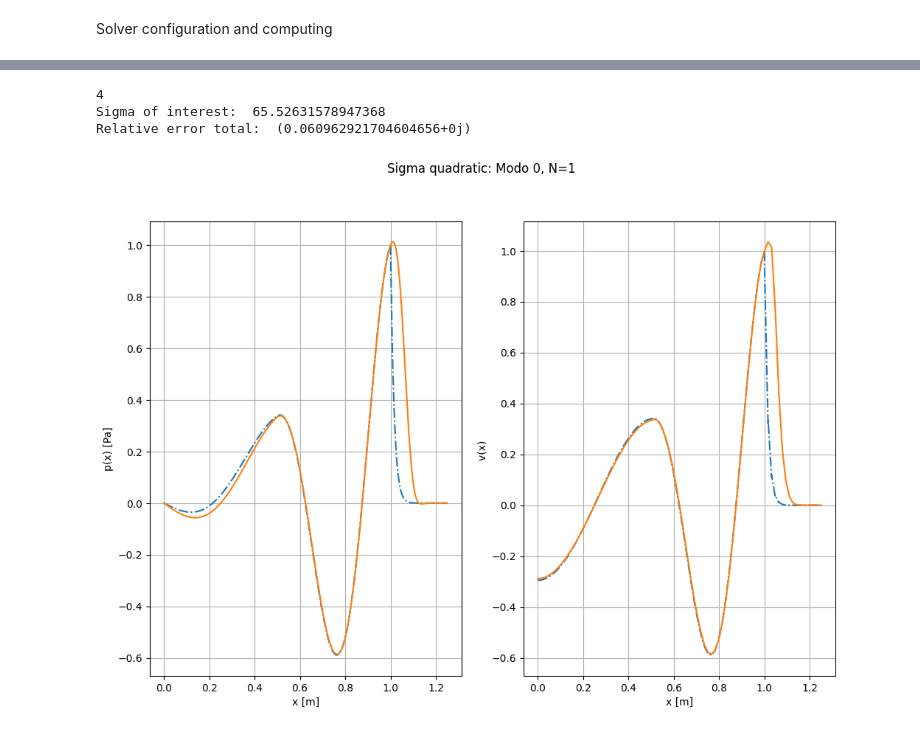
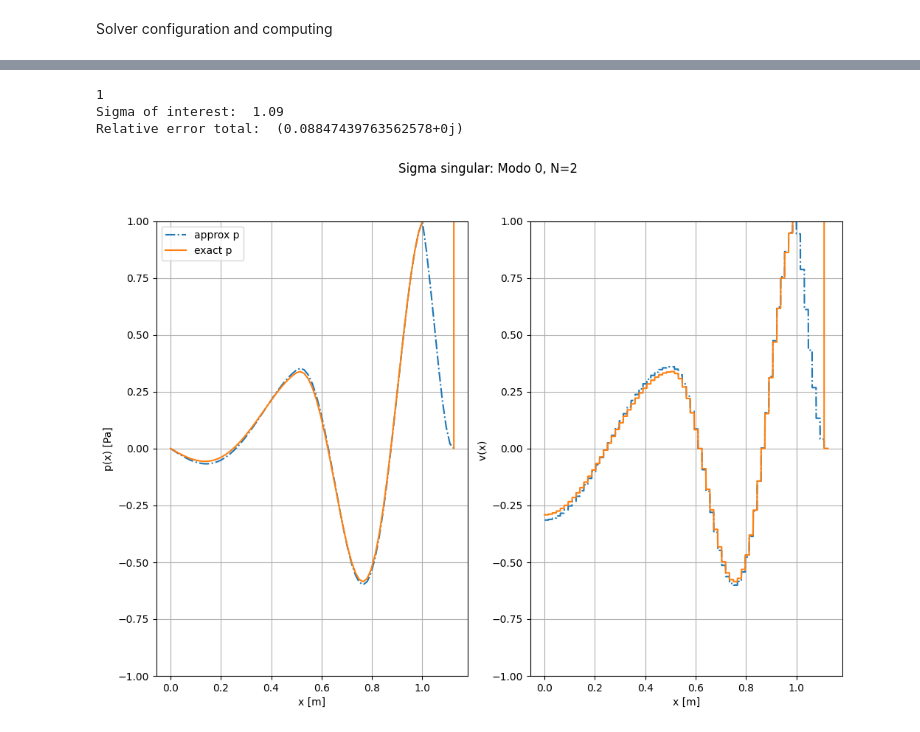
Before and after one commit to sararecondo/HPR-1D, a Jupyter notebook: rel_error_eign+eigv/two target/1D-Figure-06-c(singular).ipynb, the cells around one changed output, grey strips where cells are left out. Saved outputs shown, nothing was run; the diff lists cells and outputs as text; code cells hidden in the pictures.

```diff
--- a/rel_error_eign+eigv/two target/1D-Figure-06-c(singular).ipynb
+++ b/rel_error_eign+eigv/two target/1D-Figure-06-c(singular).ipynb
@@ -335,11 +335,11 @@ def get_closest_approx_eigenpair(exact_eigenvalue_idx, solver, Q, V, dof, sigma_
     # Vector temporal para extraer Eigenpairs
     vrA, vi = solver.getOperators()[0].getVecs()
 
-    x_hat_quadratic=lambda x, w: (x[0]+ (np.abs(x[0]) >= Lx)* np.sign(x[0])* 1j/ w* sigma_i* (np.abs(x[0]) - Lx) ** 3/ (3 * pml_thickness**2))
-    sigma_quadratic_py=lambda x: (np.abs(x[0]) >= Lx) * sigma_i * (np.abs(x[0]) - Lx) ** 2 / (pml_thickness ** 2)
-    gamma_x_quadratic = lambda x, w: 1.0 + (np.abs(x[0]) >= Lx) * 1j / w * sigma_i * (np.abs(x[0]) - Lx) ** 2 / (pml_thickness ** 2)
+    x_hat_singular=lambda x, w: (x[0]+ (np.abs(x[0]) > Lx) * np.sign(x[0])* (1j / w)*sigma_i* (-np.log(np.abs(x[0]) + Lx + pml_thickness)))
+    sigma_singular_py=lambda x: (np.abs(x[0]) >= Lx) * sigma_i / (Lx + pml_thickness - np.abs(x[0]))
+    gamma_x_singular = lambda x, w: 1.0 + (np.abs(x[0]) >= Lx) * 1j / w * sigma_i / (Lx + pml_thickness  - np.abs(x))
 
-    [exact_eigenvalue, p_exact, v_exact] =   get_exact_eigenpair(exact_eigenvalue_idx, Q, V, x_hat_quadratic, sigma_quadratic_py, gamma_x_quadratic)
+    [exact_eigenvalue, p_exact, v_exact] =   get_exact_eigenpair(exact_eigenvalue_idx, Q, V, x_hat_singular, sigma_singular_py, gamma_x_singular)
 
     bb = bb_tree(mesh, mesh.topology.dim)
     for k in range(nconv):
@@ -410,7 +410,7 @@ def get_closest_approx_eigenpair(exact_eigenvalue_idx, solver, Q, V, dof, sigma_
         ax.plot(xx, np.real(yy), label="Re(p)", linestyle="-")
         ax.set_xlabel("x [m]")
         ax.set_ylabel("p(x) [Pa]")
-        ax.set_title("Modo {} con sigma quadratic".format(0))
+        ax.set_title("Modo {} con sigma singular".format(0))
         ax.grid(True)
 
 
@@ -599,8 +599,8 @@ plt.show()
 # %%
 eig_number=0  # modo físico 0
-N=1         # refinamento N=4 (0,1,2 → 2,3,4)
+N=2         # refinamento N=4 (0,1,2 → 2,3,4)
 
-sigma_of_interest=72
+sigma_of_interest=1
 indice = np.argmin(np.abs(sigma_sweep_singular - sigma_of_interest))
 print(indice)
 print("Sigma of interest: ", sigma_sweep_singular[indice])
@@ -614,52 +614,54 @@ mesh = create_interval(MPI.COMM_WORLD, int((Lx + pml_thickness) / h_i[N]), [0, L
 
 bb = bb_tree(mesh, mesh.topology.dim)
 
-x_hat_quadratic=lambda x, w: (x[0]+ (np.abs(x[0]) >= Lx)* np.sign(x[0])* 1j/ w* sigma_i* (np.abs(x[0]) - Lx) ** 3/ (3 * pml_thickness**2))
-sigma_quadratic_py=lambda x: (np.abs(x[0]) >= Lx) * sigma_i * (np.abs(x[0]) - Lx) ** 2 / (pml_thickness ** 2)
-gamma_x_quadratic = lambda x, w: 1.0 + (np.abs(x[0]) >= Lx) * 1j / w * sigma_i * (np.abs(x[0]) - Lx) ** 2 / (pml_thickness ** 2)
-
+x_hat_singular=lambda x, w: (x[0]+ (np.abs(x[0]) > Lx) * np.sign(x[0])* (1j / w)*sigma_i* (-np.log(np.abs(x[0]) + Lx + pml_thickness)))
+sigma_singular_py=lambda x: (np.abs(x[0]) >= Lx) * sigma_i / (Lx + pml_thickness - np.abs(x[0]))
+gamma_x_singular = lambda x, w: 1.0 + (np.abs(x[0]) >= Lx) * 1j / w * sigma_i / (Lx + pml_thickness  - np.abs(x))
 # Extract FunctionSpace objects from the approximated functions
 Q = p_approx.ufl_function_space()
 V = v_approx.ufl_function_space()
-[exact_eigenvalue, p_exact, v_exact] =   get_exact_eigenpair(eig_number+1, Q, V, x_hat_quadratic, sigma_quadratic_py, gamma_x_quadratic)
+[exact_eigenvalue, p_exact, v_exact] =   get_exact_eigenpair(eig_number+1, Q, V, x_hat_singular, sigma_singular_py, gamma_x_singular)
 
 fig, axes = plt.subplots(1, 2, figsize=(12,8))
 # --- p, modo 0 ---
 ax = axes[0]
 val_Lx = eval_point_fast(p_approx, bb, Lx, mesh)
 p_approx.x.array[:] /= val_Lx   # normalizando respecto do valor en [Lx, 0, 0]
 val_Lx = eval_point_fast(p_exact, bb, Lx, mesh)
 p_exact.x.array[:] /= val_Lx
 xx = np.linspace(0, Lx+pml_thickness, 2000)
 yy = [eval_point_fast(p_approx, bb, x, mesh) for x in xx]
-ax.plot(xx, np.real(yy), label="Re(p)", linestyle="-.")
+ax.plot(xx, np.real(yy), label="approx p", linestyle="-.")
 yy = [eval_point_fast(p_exact, bb, x, mesh) for x in xx]
-ax.plot(xx, np.real(yy), label="Re(p)", linestyle="-")
+ax.plot(xx, np.real(yy), label="exact p", linestyle="-")
 ax.set_xlabel("x [m]")
 ax.set_ylabel("p(x) [Pa]")
 ax.grid(True)
+ax.set_ylim([-1,1])
+ax.legend()
 
 
 ax = axes[1]
 val_Lx = eval_point_fast(v_approx, bb, Lx, mesh)
 v_approx.x.array[:] /= val_Lx   # normalizando respecto do valor en [Lx, 0, 0]
 val_Lx = eval_point_fast(v_exact, bb, Lx, mesh)
 v_exact.x.array[:] /= val_Lx
 xx = np.linspace(0, Lx+pml_thickness, 2000)
 yy = [eval_point_fast(v_approx, bb, x, mesh) for x in xx]
 ax.plot(xx, np.real(yy), label="Re(v)", linestyle="-.")
 yy = [eval_point_fast(v_exact, bb, x, mesh) for x in xx]
 ax.plot(xx, np.real(yy), label="Re(v)", linestyle="-")
 ax.set_xlabel("x [m]")
 ax.set_ylabel("v(x) ")
 ax.grid(True)
-fig.suptitle("Sigma quadratic: Modo {eig}, N={N}".format(eig=eig_number, N=N))
+ax.set_ylim([-1,1])
+fig.suptitle("Sigma singular: Modo {eig}, N={N}".format(eig=eig_number, N=N))
 plt.show()
 # %% [output]
-4
-Sigma of interest:  65.52631578947368
-Relative error total:  (0.060962921704604656+0j)
+1
+Sigma of interest:  1.09
+Relative error total:  (0.08847439763562578+0j)
-[figure, old version]
+[figure, new version]
 # %%
 eig_number = 3
 N = 0
```
Also changed, not shown: parts of 5 cells of this notebook, 3 other files.
